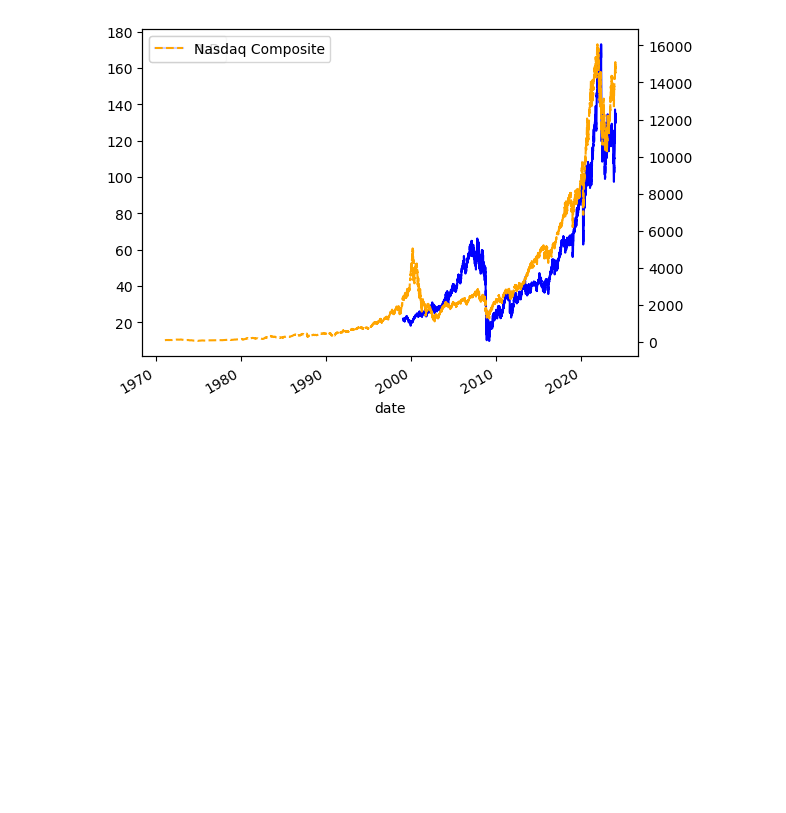
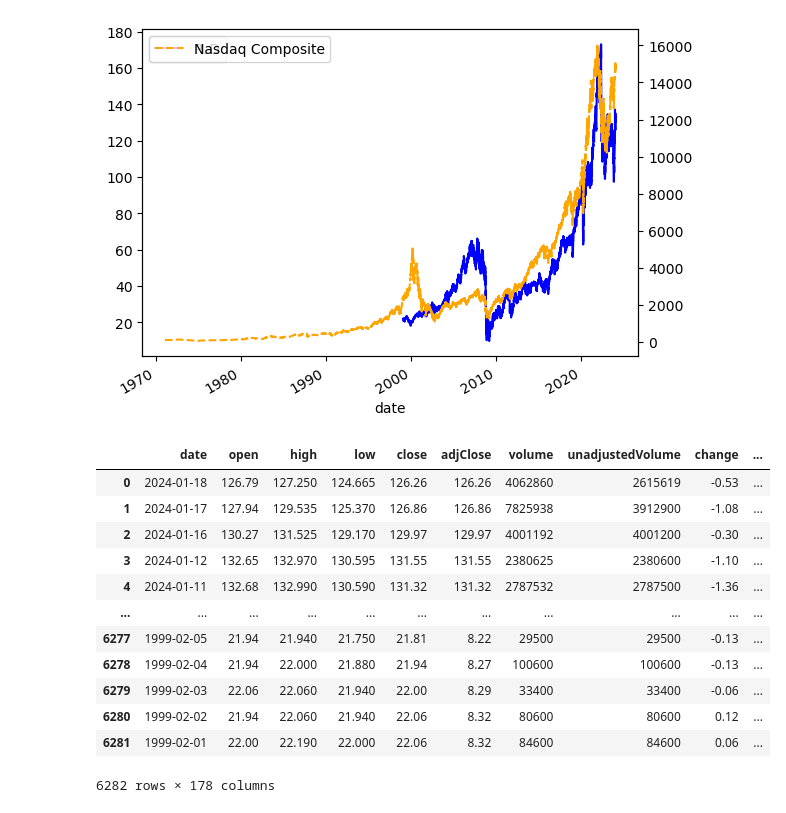
Before and after one commit to ivanleongwm/339, a Jupyter notebook: Neural Network v1.ipynb, the cells around one changed output. Drawn from its saved outputs; the diff is of its cells as text; code cells hidden in the pictures; blank space fills up the shorter version.

```diff
--- a/Neural Network v1.ipynb
+++ b/Neural Network v1.ipynb
@@ -208,3 +182,19 @@ PLD.plot(x="date",y="close",ax=ax,color='blue',label='PLD');
 IXIC.plot(x="Date",y="Close",ax=ax2, ls="--", color="orange",label='Nasdaq Composite');
 # %% [output]
 [figure]
+# %%
+PLD
+# %% [output]
+|  | date | open | high | low | close | adjClose | volume | unadjustedVolume | change | ... |
+| 0 | 2024-01-18 | 126.79 | 127.250 | 124.665 | 126.26 | 126.26 | 4062860 | 2615619 | -0.53 | ... |
+| 1 | 2024-01-17 | 127.94 | 129.535 | 125.370 | 126.86 | 126.86 | 7825938 | 3912900 | -1.08 | ... |
+| 2 | 2024-01-16 | 130.27 | 131.525 | 129.170 | 129.97 | 129.97 | 4001192 | 4001200 | -0.30 | ... |
+| 3 | 2024-01-12 | 132.65 | 132.970 | 130.595 | 131.55 | 131.55 | 2380625 | 2380600 | -1.10 | ... |
+| 4 | 2024-01-11 | 132.68 | 132.990 | 130.590 | 131.32 | 131.32 | 2787532 | 2787500 | -1.36 | ... |
+| ... | ... | ... | ... | ... | ... | ... | ... | ... | ... | ... |
+| 6277 | 1999-02-05 | 21.94 | 21.940 | 21.750 | 21.81 | 8.22 | 29500 | 29500 | -0.13 | ... |
+| 6278 | 1999-02-04 | 21.94 | 22.000 | 21.880 | 21.94 | 8.27 | 100600 | 100600 | -0.13 | ... |
+| 6279 | 1999-02-03 | 22.06 | 22.060 | 21.940 | 22.00 | 8.29 | 33400 | 33400 | -0.06 | ... |
+| 6280 | 1999-02-02 | 21.94 | 22.060 | 21.940 | 22.06 | 8.32 | 80600 | 80600 | 0.12 | ... |
+| 6281 | 1999-02-01 | 22.00 | 22.190 | 22.000 | 22.06 | 8.32 | 84600 | 84600 | 0.06 | ... |
+6282 rows × 178 columns
```
Also changed, not shown: parts of 24 cells of this notebook.
